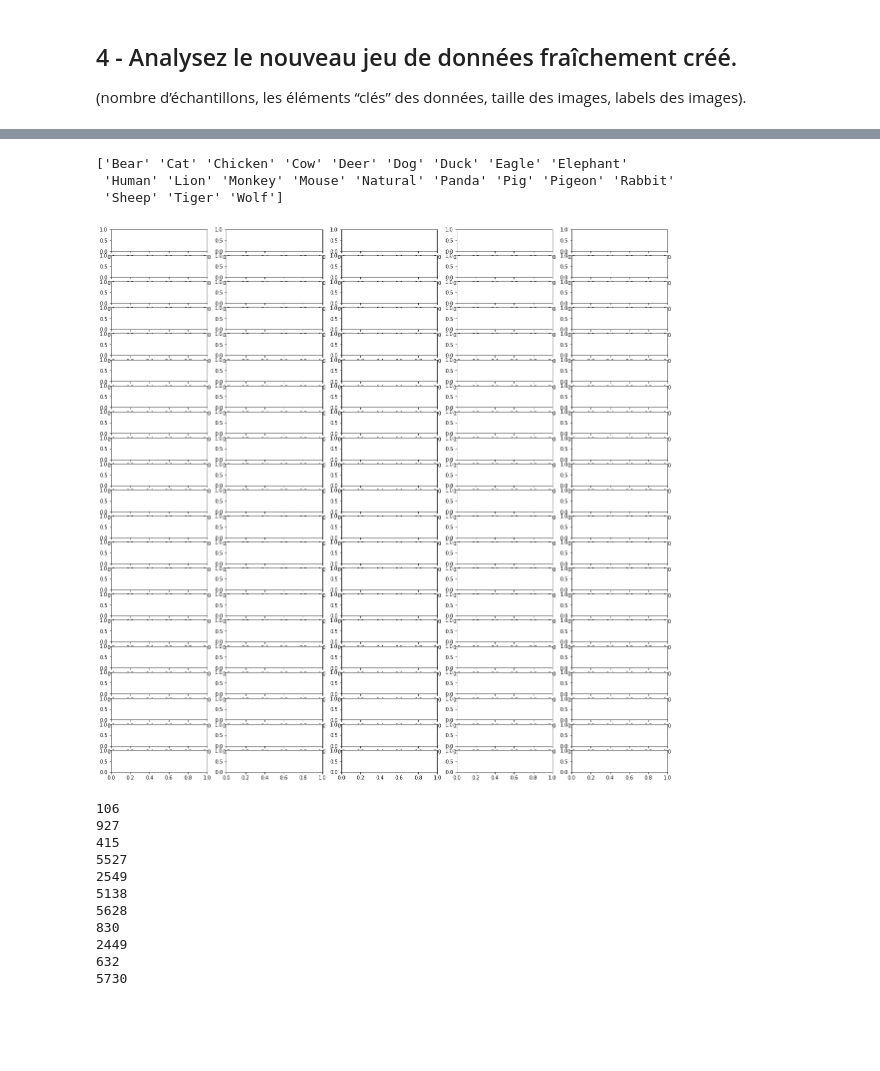
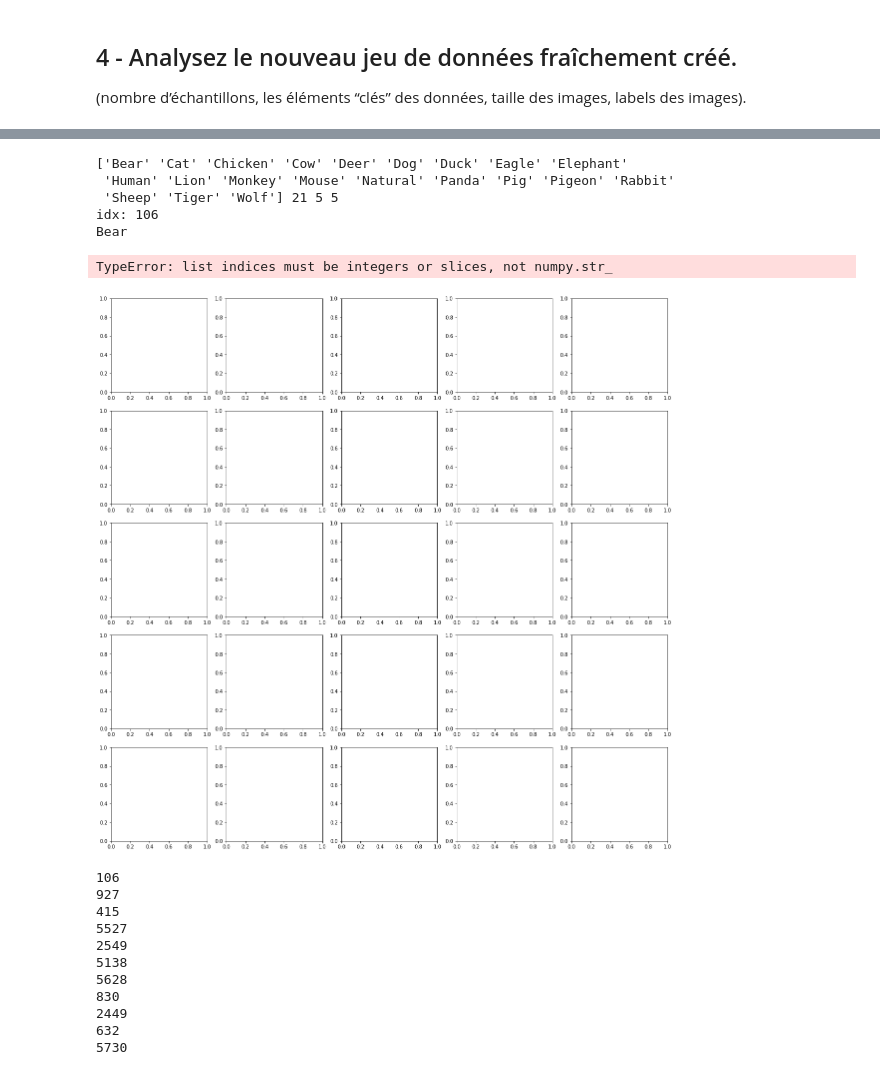
Before and after one commit to jpphi/brief14-Classification_Images, a Jupyter notebook: brief14-Classification_Images.ipynb, the cells around one changed output, grey strips where cells are left out. Saved outputs shown, nothing was run; the diff lists cells and outputs as text; code cells hidden in the pictures; blank space fills up the shorter version.

```diff
--- a/brief14-Classification_Images.ipynb
+++ b/brief14-Classification_Images.ipynb
@@ -145,0 +166,22 @@ Counter({'Pig': 409,
+# %%
+nb_echatillon= len(data['data'])
+print(f"{nb_echatillon} échantillon d'image.")
+print('Clefs du dictionnaire: ', list(data.keys()))
+print('description: ', data['description'])
+print('Taille des images: ', data['data'][0].shape)
+l_label= np.unique(data['label'])
+print('labels:', l_label)
+
+#Counter(data['label']) # fait le job
+d_indice={}
+for el in l_label:
+    nb_animal= data['label'].count(el)
+    ind1= data['label'].index(el)
+    print(f"{nb_animal} : {el}. Indice du 1er dans la liste: {ind1}")
+    d_indice[el]= [] # on crée la clé
+    for i in range(ind1, nb_echatillon): #nb_echatillon
+        if data['label'][i]== el:
+            d_indice[el].append(i)
+            if len(d_indice[el]) >= nb_animal:
+                print("break à :", i)
+                break
@@ -155,37 +234,43 @@ Par convention, nous nommons les données d'entrée X et le résultat (étiquett
 # %%
 l_labels = np.unique(data['label'])
 NB_PAR_LIGNE = 5
-print(l_labels)
+NB_LIGNE= len(l_labels)//NB_PAR_LIGNE + int(len(l_labels) % NB_PAR_LIGNE != False) # si l_labels % NB_PAR_LIGNE n'est pas nul, il faut rajouter une ligne
+print(l_labels, len(l_labels), NB_PAR_LIGNE,NB_LIGNE)
 #idx = data['label'].index("Bear")
 #print(idx)
 #print(data["data"][idx== "Bear"][0])
 
 
-idx = data['label'].index(label)
-
-data['data'][idx]
-data['label'][idx]
+idx = data['label'].index("Bear")
+print("idx:", idx)
+print(data['label'][idx])
+#data['label'][idx]
 
 
-fig, axs = plt.subplots(len(l_labels), NB_LIGNE, figsize=(20, 20))
+fig, axs = plt.subplots(NB_LIGNE, NB_PAR_LIGNE, figsize=(20, 20))
 for i, d in enumerate(l_labels):
-    #print(i,d)
+    print(i,d, data["label"][0], len(data["label"][d]))
+    ligne= i % NB_PAR_LIGNE
+
     for j in range(NB_PAR_LIGNE):
 
-        #print(j,d, data["label"].index(d)+j)
-        image= data["data"][data['label'].index(d)== d]
+        print(i,j,d, ligne)
+        #image= data["data"][data['label'].index(d)== d]
         #axs[i,j].imshow(image) # permet d'afficher sur une même ligne 'M' image représentant le même chiffre
-        #axs[i,j].axis('off')
+        axs[ligne,j].axis('off')
 
 
 
 #X = np.array(data['data'])
 #y = np.array(data['label'])
 # %% [output]
 ['Bear' 'Cat' 'Chicken' 'Cow' 'Deer' 'Dog' 'Duck' 'Eagle' 'Elephant'
  'Human' 'Lion' 'Monkey' 'Mouse' 'Natural' 'Panda' 'Pig' 'Pigeon' 'Rabbit'
- 'Sheep' 'Tiger' 'Wolf']
+ 'Sheep' 'Tiger' 'Wolf'] 21 5 5
+idx: 106
+Bear
+TypeError: list indices must be integers or slices, not numpy.str_
-[figure, old version]
+[figure, new version]
 # %%
 # use np.unique to get all unique values in the list of labels
 labels = np.unique(data['label'])
```
Also changed, not shown: parts of 11 cells of this notebook.
